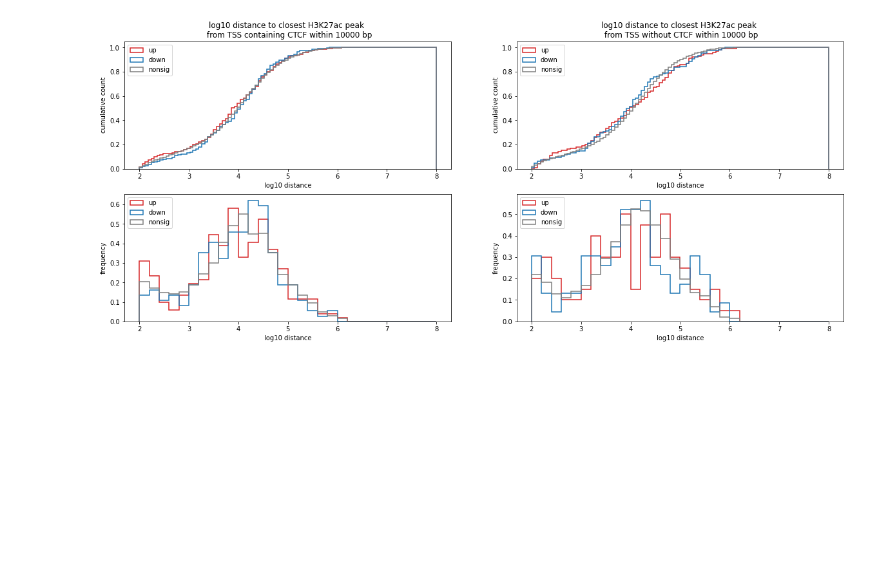
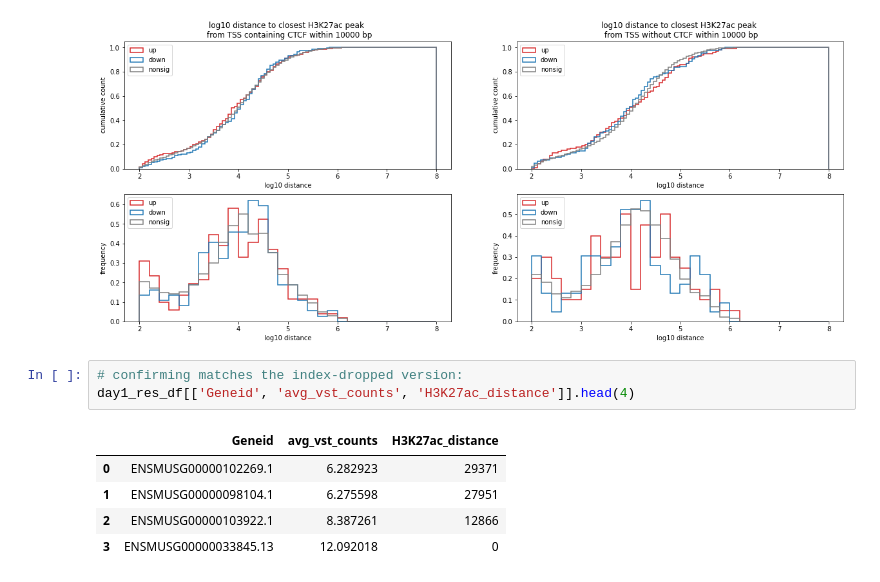
Before and after one commit to Bozhie/transcription_3Dfolding, a Jupyter notebook: transcription_3dfolding/transcription_data_analysis/20221207_cumulative_distance_plots.ipynb, the cells around one changed output. Saved outputs shown, nothing was run; the diff lists cells and outputs as text; blank space fills up the shorter version.

Commit message:
printout of dataframe for H3K27ac distances to verify that these plots exclude index error

```diff
--- a/transcription_3dfolding/transcription_data_analysis/20221207_cumulative_distance_plots.ipynb
+++ b/transcription_3dfolding/transcription_data_analysis/20221207_cumulative_distance_plots.ipynb
@@ -208,3 +203,12 @@ for window in [10, 100, 1000, 10000]:
 [figure]
 [figure]
 [figure]
+# %%
+# confirming matches the index-dropped version:
+day1_res_df[['Geneid', 'avg_vst_counts', 'H3K27ac_distance']].head(4)
+# %% [output]
+|  | Geneid | avg_vst_counts | H3K27ac_distance |
+| 0 | ENSMUSG00000102269.1 | 6.282923 | 29371 |
+| 1 | ENSMUSG00000098104.1 | 6.275598 | 27951 |
+| 2 | ENSMUSG00000103922.1 | 8.387261 | 12866 |
+| 3 | ENSMUSG00000033845.13 | 12.092018 | 0 |
```
Also changed, not shown: parts of 1 cell of this notebook.
